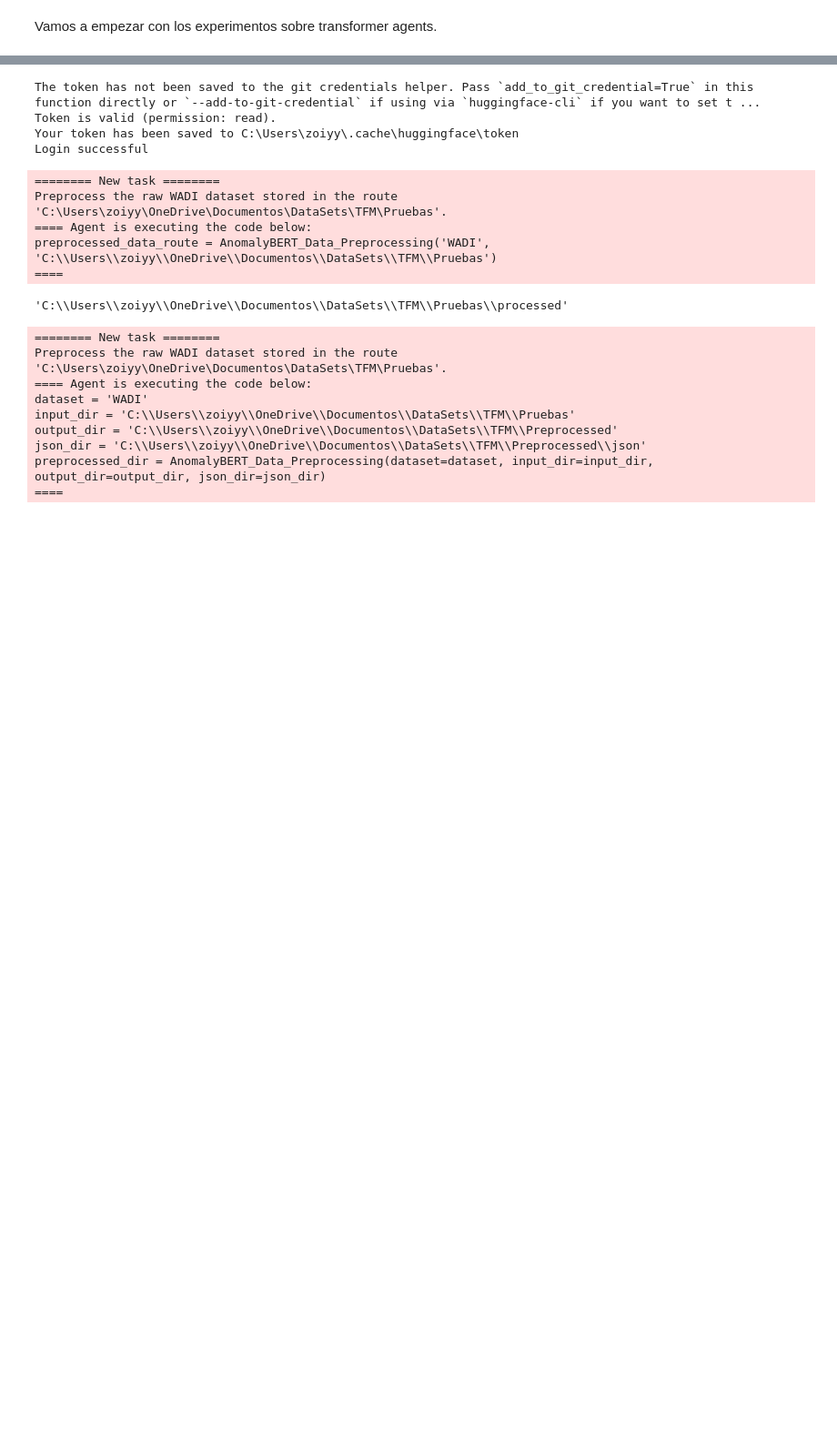
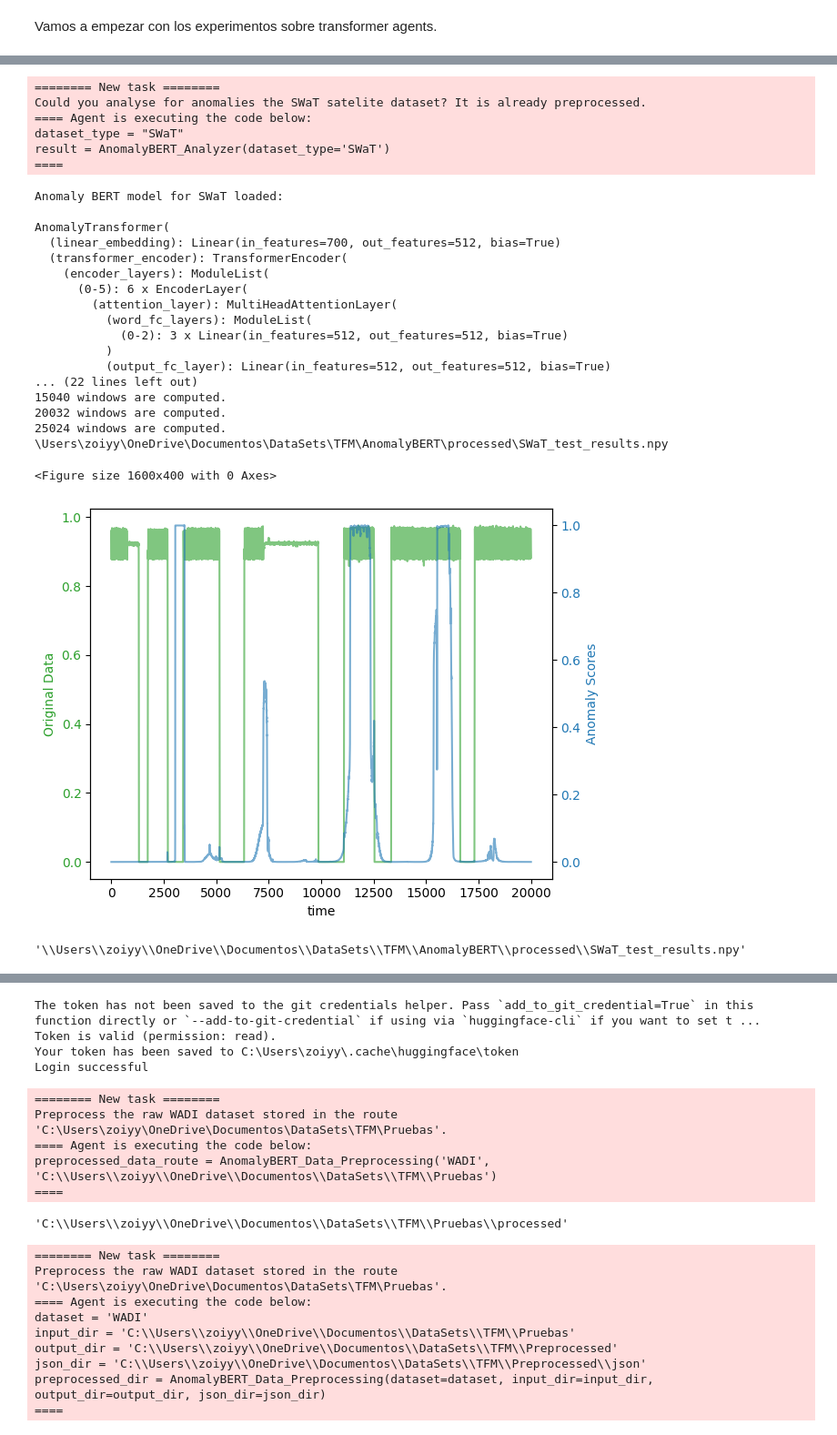
Before and after one commit to AlbertoEscrivaCastro/TFM, a Jupyter notebook: AnomalyAgent_Pruebas.ipynb, the cells around one changed output, grey strips where cells are left out. Shown at 91% size. Saved outputs shown, nothing was run; the diff lists cells and outputs as text; code cells hidden in the pictures; blank space fills up the shorter version.

```diff
--- a/AnomalyAgent_Pruebas.ipynb
+++ b/AnomalyAgent_Pruebas.ipynb
@@ -12,0 +50,29 @@ import	AnomalyTools
+# %%
+agent.run( "Could you analyse for anomalies the SWaT satelite dataset? It is already preprocessed." )
+# %% [output]
+======== New task ========
+Could you analyse for anomalies the SWaT satelite dataset? It is already preprocessed.
+==== Agent is executing the code below:
+dataset_type = "SWaT"
+result = AnomalyBERT_Analyzer(dataset_type='SWaT')
+====
+Anomaly BERT model for SWaT loaded:
+
+AnomalyTransformer(
+  (linear_embedding): Linear(in_features=700, out_features=512, bias=True)
+  (transformer_encoder): TransformerEncoder(
+    (encoder_layers): ModuleList(
+      (0-5): 6 x EncoderLayer(
+        (attention_layer): MultiHeadAttentionLayer(
+          (word_fc_layers): ModuleList(
+            (0-2): 3 x Linear(in_features=512, out_features=512, bias=True)
+          )
+          (output_fc_layer): Linear(in_features=512, out_features=512, bias=True)
+... (22 lines left out)
+15040 windows are computed.
+20032 windows are computed.
+25024 windows are computed.
+\Users\zoiyy\OneDrive\Documentos\DataSets\TFM\AnomalyBERT\processed\SWaT_test_results.npy
+<Figure size 1600x400 with 0 Axes>
+[figure, added]
+'\\Users\\zoiyy\\OneDrive\\Documentos\\DataSets\\TFM\\AnomalyBERT\\processed\\SWaT_test_results.npy'
```
Also changed, not shown: parts of 6 cells of this notebook, 8 other files.
